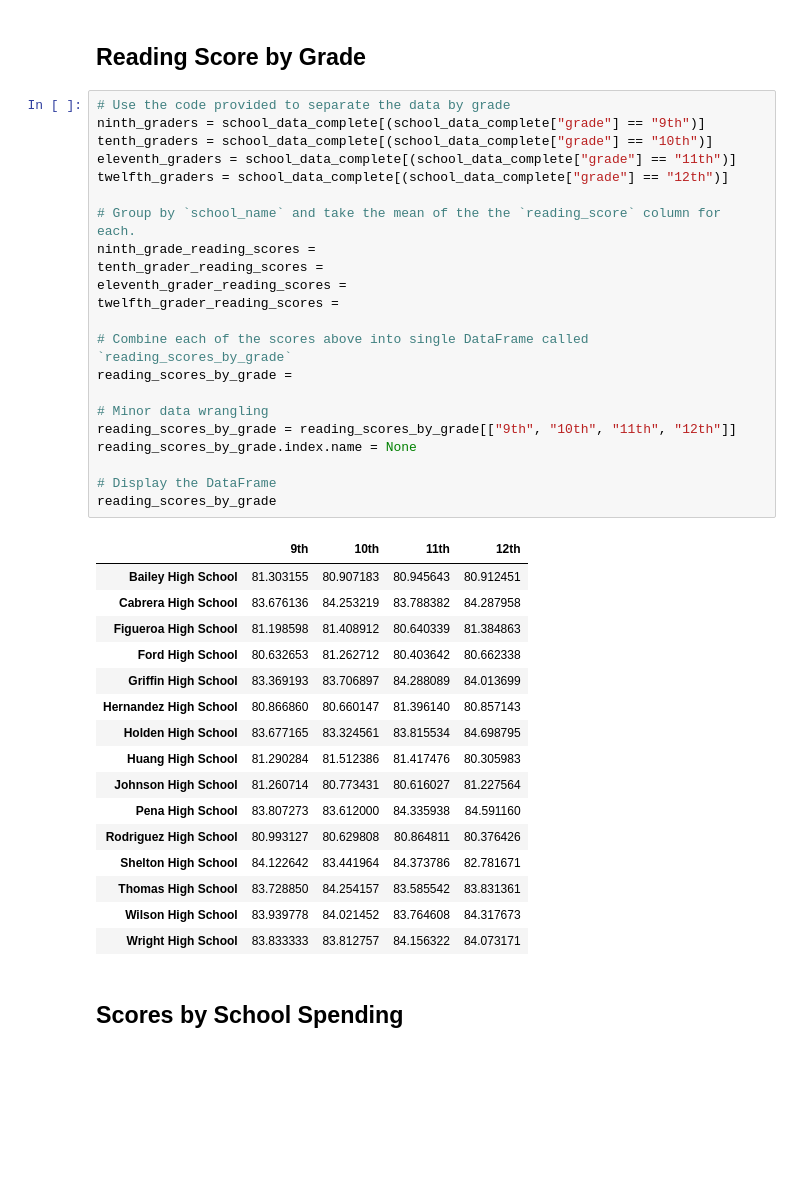
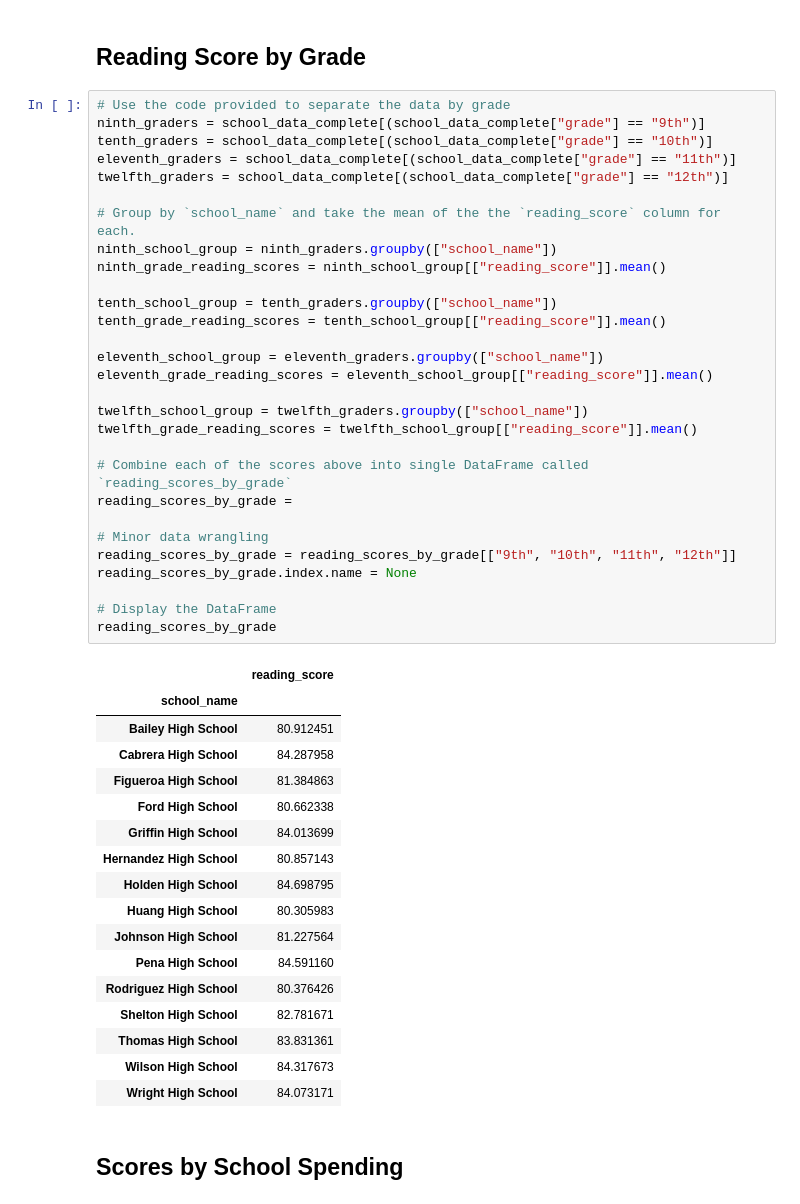
Before and after one commit to hopkinsbowman78/pandas-data-analysis, a Jupyter notebook: PyCitySchools/Work in this File.ipynb, the cells around one changed output. Cells and saved outputs as stored; diff of their text form; blank space fills up the shorter version.

```diff
--- a/PyCitySchools/Work in this File.ipynb
+++ b/PyCitySchools/Work in this File.ipynb
@@ -373,42 +402,50 @@ math_scores_by_grade
 # %%
 # Use the code provided to separate the data by grade
 ninth_graders = school_data_complete[(school_data_complete["grade"] == "9th")]
 tenth_graders = school_data_complete[(school_data_complete["grade"] == "10th")]
 eleventh_graders = school_data_complete[(school_data_complete["grade"] == "11th")]
 twelfth_graders = school_data_complete[(school_data_complete["grade"] == "12th")]
 
 # Group by `school_name` and take the mean of the the `reading_score` column for each.
-ninth_grade_reading_scores =
-tenth_grader_reading_scores =
-eleventh_grader_reading_scores =
-twelfth_grader_reading_scores =
+ninth_school_group = ninth_graders.groupby(["school_name"])
+ninth_grade_reading_scores = ninth_school_group[["reading_score"]].mean()
+
+tenth_school_group = tenth_graders.groupby(["school_name"])
+tenth_grade_reading_scores = tenth_school_group[["reading_score"]].mean()
+
+eleventh_school_group = eleventh_graders.groupby(["school_name"])
+eleventh_grade_reading_scores = eleventh_school_group[["reading_score"]].mean()
+
+twelfth_school_group = twelfth_graders.groupby(["school_name"])
+twelfth_grade_reading_scores = twelfth_school_group[["reading_score"]].mean()
 
 # Combine each of the scores above into single DataFrame called `reading_scores_by_grade`
 reading_scores_by_grade =
 
 # Minor data wrangling
 reading_scores_by_grade = reading_scores_by_grade[["9th", "10th", "11th", "12th"]]
 reading_scores_by_grade.index.name = None
 
 # Display the DataFrame
 reading_scores_by_grade
 # %% [output]
-|  | 9th | 10th | 11th | 12th |
-| Bailey High School | 81.303155 | 80.907183 | 80.945643 | 80.912451 |
-| Cabrera High School | 83.676136 | 84.253219 | 83.788382 | 84.287958 |
-| Figueroa High School | 81.198598 | 81.408912 | 80.640339 | 81.384863 |
-| Ford High School | 80.632653 | 81.262712 | 80.403642 | 80.662338 |
-| Griffin High School | 83.369193 | 83.706897 | 84.288089 | 84.013699 |
-| Hernandez High School | 80.866860 | 80.660147 | 81.396140 | 80.857143 |
-| Holden High School | 83.677165 | 83.324561 | 83.815534 | 84.698795 |
-| Huang High School | 81.290284 | 81.512386 | 81.417476 | 80.305983 |
-| Johnson High School | 81.260714 | 80.773431 | 80.616027 | 81.227564 |
-| Pena High School | 83.807273 | 83.612000 | 84.335938 | 84.591160 |
-| Rodriguez High School | 80.993127 | 80.629808 | 80.864811 | 80.376426 |
-| Shelton High School | 84.122642 | 83.441964 | 84.373786 | 82.781671 |
-| Thomas High School | 83.728850 | 84.254157 | 83.585542 | 83.831361 |
-| Wilson High School | 83.939778 | 84.021452 | 83.764608 | 84.317673 |
-| Wright High School | 83.833333 | 83.812757 | 84.156322 | 84.073171 |
+|  | reading_score |
+| school_name |  |
+| Bailey High School | 80.912451 |
+| Cabrera High School | 84.287958 |
+| Figueroa High School | 81.384863 |
+| Ford High School | 80.662338 |
+| Griffin High School | 84.013699 |
+| Hernandez High School | 80.857143 |
+| Holden High School | 84.698795 |
+| Huang High School | 80.305983 |
+| Johnson High School | 81.227564 |
+| Pena High School | 84.591160 |
+| Rodriguez High School | 80.376426 |
+| Shelton High School | 82.781671 |
+| Thomas High School | 83.831361 |
+| Wilson High School | 84.317673 |
+| Wright High School | 84.073171 |
 # %% [markdown]
 ## Scores by School Spending
 # %%
```
Also changed, not shown: parts of 9 cells of this notebook.
